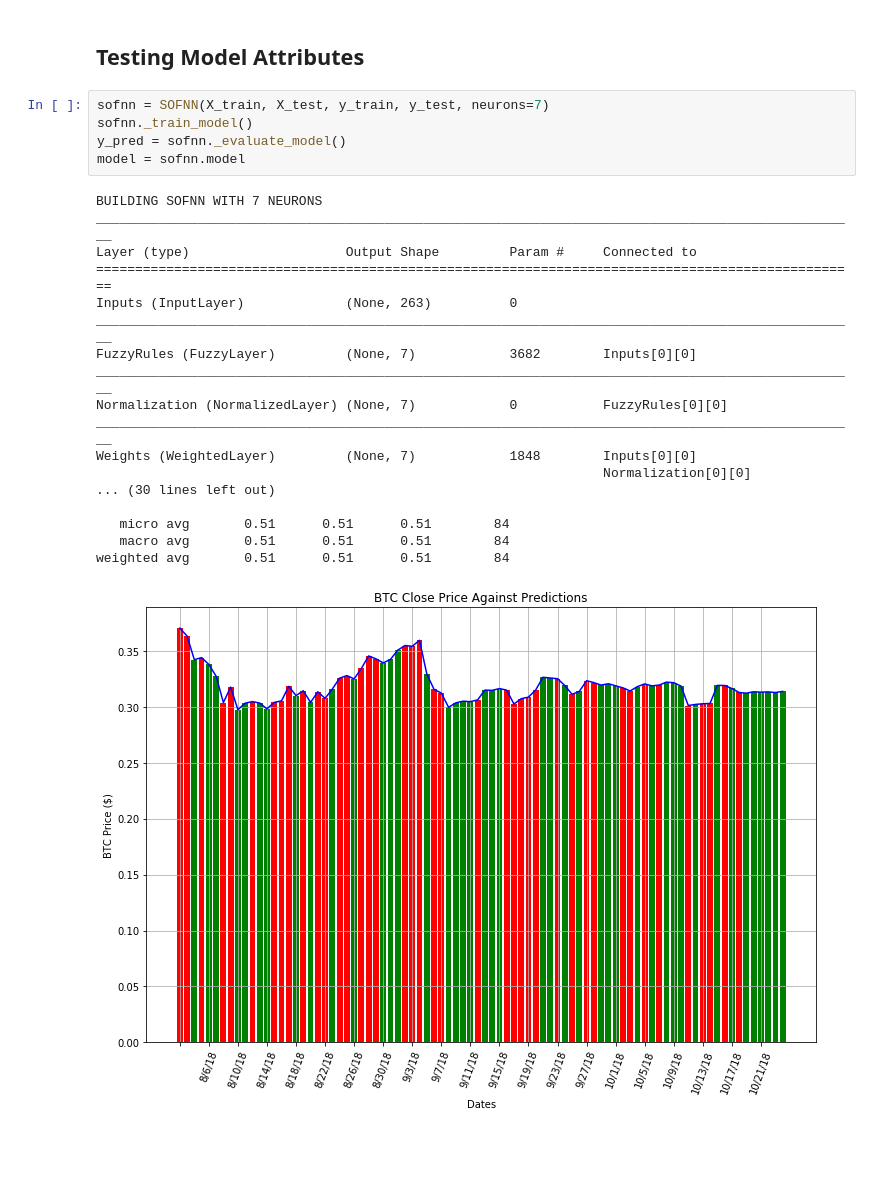
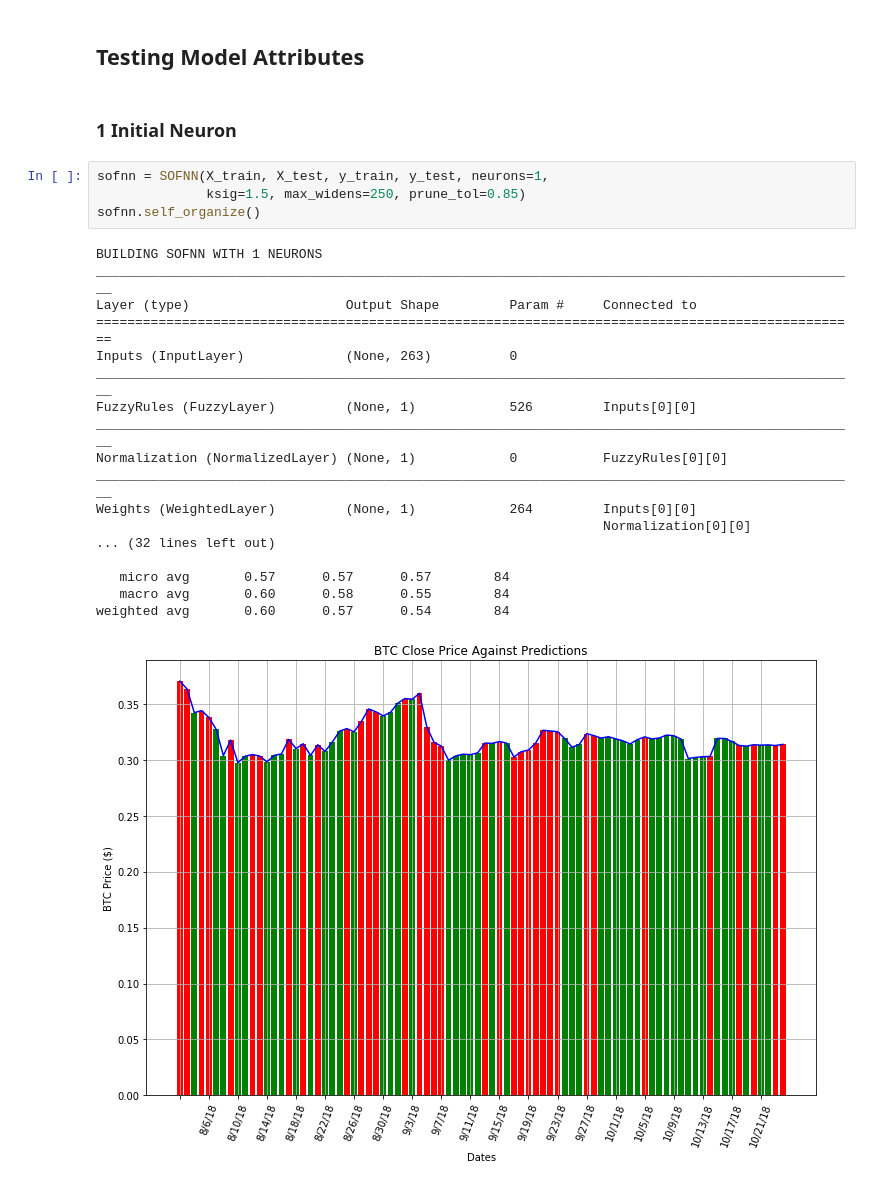
Before and after one commit to andrewre23/CryptoProject, a Jupyter notebook: notebooks/modeling/keras/sofnn-test.ipynb, the cells around one changed output. Cells and saved outputs as stored; diff of their text form; blank space fills up the shorter version.

Commit message:
added max-neuron parameter

```diff
--- a/notebooks/modeling/keras/sofnn-test.ipynb
+++ b/notebooks/modeling/keras/sofnn-test.ipynb
@@ -383,26 +383,27 @@ weighted avg       0.54      0.51      0.44        84
 # %% [markdown]
 ## Testing Model Attributes
+# %% [markdown]
+### 1 Initial Neuron
 # %%
-sofnn = SOFNN(X_train, X_test, y_train, y_test, neurons=7)
-sofnn._train_model()
-y_pred = sofnn._evaluate_model()
-model = sofnn.model
+sofnn = SOFNN(X_train, X_test, y_train, y_test, neurons=1,
+              ksig=1.5, max_widens=250, prune_tol=0.85)
+sofnn.self_organize()
 # %% [output]
-BUILDING SOFNN WITH 7 NEURONS
+BUILDING SOFNN WITH 1 NEURONS
 __________________________________________________________________________________________________
 Layer (type)                    Output Shape         Param #     Connected to
 ==================================================================================================
 Inputs (InputLayer)             (None, 263)          0
 __________________________________________________________________________________________________
-FuzzyRules (FuzzyLayer)         (None, 7)            3682        Inputs[0][0]
+FuzzyRules (FuzzyLayer)         (None, 1)            526         Inputs[0][0]
 __________________________________________________________________________________________________
-Normalization (NormalizedLayer) (None, 7)            0           FuzzyRules[0][0]
+Normalization (NormalizedLayer) (None, 1)            0           FuzzyRules[0][0]
 __________________________________________________________________________________________________
-Weights (WeightedLayer)         (None, 7)            1848        Inputs[0][0]
+Weights (WeightedLayer)         (None, 1)            264         Inputs[0][0]
                                                                  Normalization[0][0]
-... (30 lines left out)
+... (32 lines left out)
 
-   micro avg       0.51      0.51      0.51        84
-   macro avg       0.51      0.51      0.51        84
-weighted avg       0.51      0.51      0.51        84
+   micro avg       0.57      0.57      0.57        84
+   macro avg       0.60      0.58      0.55        84
+weighted avg       0.60      0.57      0.54        84
-[figure, old version]
+[figure, new version]
```
Also changed, not shown: parts of 23 cells of this notebook, 1 other file.
